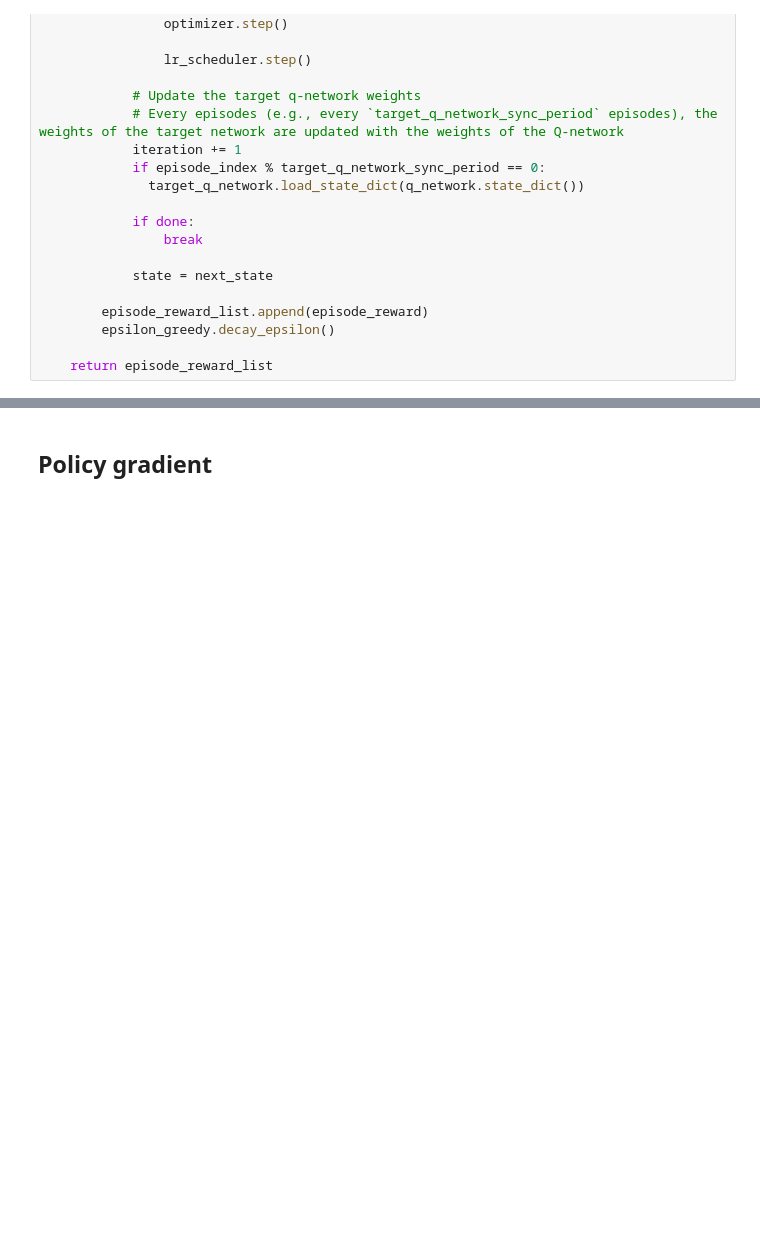
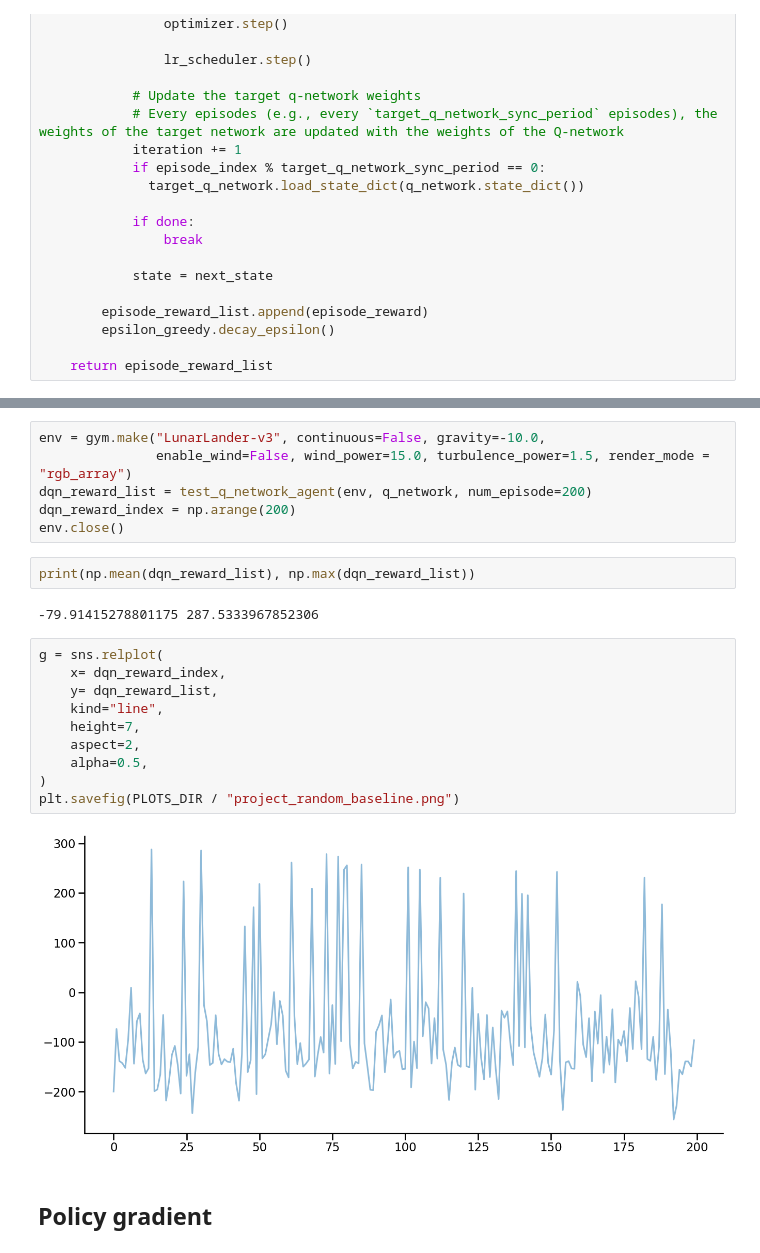
Before and after one commit to FBI-openup/Lunar_lander, a Jupyter notebook: project.ipynb, the cells around one changed output, grey strips where cells are left out. Cells and saved outputs as stored; diff of their text form; blank space fills up the shorter version.

```diff
--- a/project.ipynb
+++ b/project.ipynb
@@ -665,3 +714,25 @@ mean_final_episode_reward    110.031064
 dtype: float64
+# %%
+env = gym.make("LunarLander-v3", continuous=False, gravity=-10.0,
+               enable_wind=False, wind_power=15.0, turbulence_power=1.5, render_mode = "rgb_array")
+dqn_reward_list = test_q_network_agent(env, q_network, num_episode=200)
+dqn_reward_index = np.arange(200)
+env.close()
+# %%
+print(np.mean(dqn_reward_list), np.max(dqn_reward_list))
+# %% [output]
+-79.91415278801175 287.5333967852306
+# %%
+g = sns.relplot(
+    x= dqn_reward_index,
+    y= dqn_reward_list,
+    kind="line",
+    height=7,
+    aspect=2,
+    alpha=0.5,
+)
+plt.savefig(PLOTS_DIR / "project_random_baseline.png")
+# %% [output]
+[figure, added]
 # %% [markdown]
 ## Policy gradient
```
Also changed, not shown: parts of 33 cells of this notebook.
